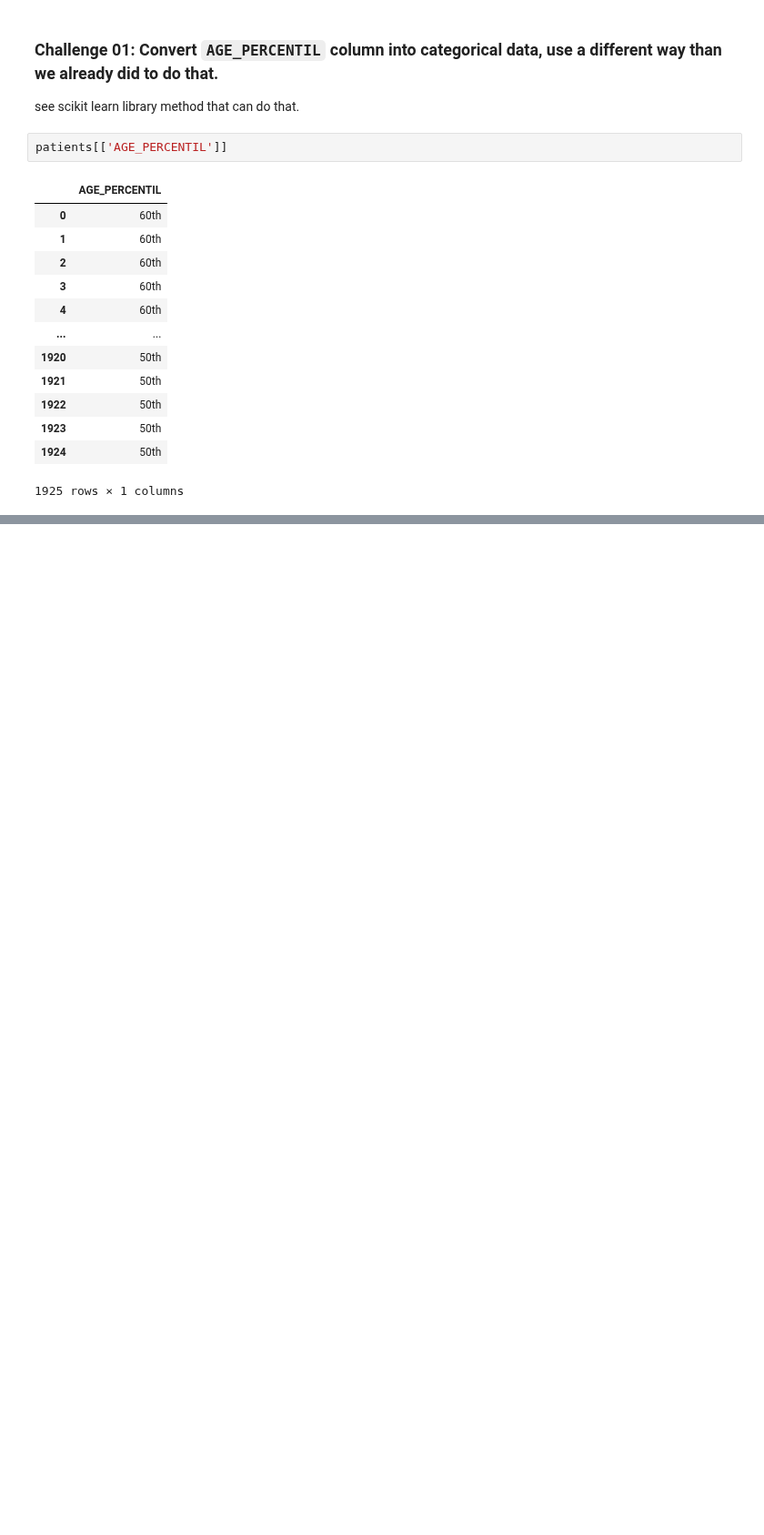
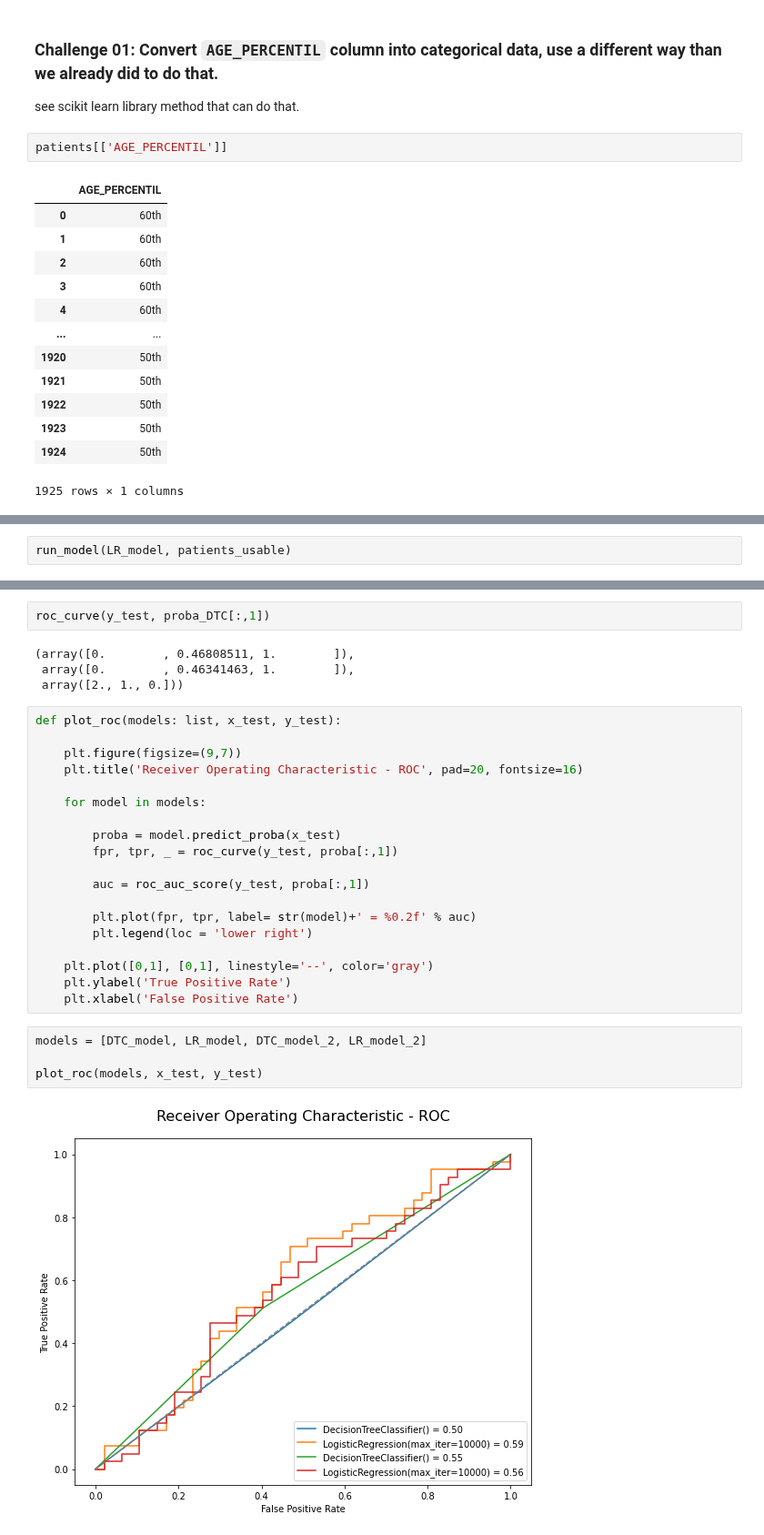
Before and after one commit to gabrielatrindade/alura-bootcamp, a Jupyter notebook: module6/lessons/kaggle_sirio_libanes_2.ipynb, the cells around one changed output, grey strips where cells are left out. Shown at 91% size. Drawn from its saved outputs; the diff is of its cells as text; blank space fills up the shorter version.

```diff
--- a/module6/lessons/kaggle_sirio_libanes_2.ipynb
+++ b/module6/lessons/kaggle_sirio_libanes_2.ipynb
@@ -264,0 +597,2 @@ array([5., 8., 0., 3., 6., 1., 4., 7., 2., 9.])
+# %%
+run_model(LR_model, patients_usable)
@@ -264,0 +636,31 @@ array([5., 8., 0., 3., 6., 1., 4., 7., 2., 9.])
+# %%
+roc_curve(y_test, proba_DTC[:,1])
+# %% [output]
+(array([0.        , 0.46808511, 1.        ]),
+ array([0.        , 0.46341463, 1.        ]),
+ array([2., 1., 0.]))
+# %%
+def plot_roc(models: list, x_test, y_test):
+
+    plt.figure(figsize=(9,7))
+    plt.title('Receiver Operating Characteristic - ROC', pad=20, fontsize=16)
+
+    for model in models:
+
+        proba = model.predict_proba(x_test)
+        fpr, tpr, _ = roc_curve(y_test, proba[:,1])
+
+        auc = roc_auc_score(y_test, proba[:,1])
+
+        plt.plot(fpr, tpr, label= str(model)+' = %0.2f' % auc)
+        plt.legend(loc = 'lower right')
+
+    plt.plot([0,1], [0,1], linestyle='--', color='gray')
+    plt.ylabel('True Positive Rate')
+    plt.xlabel('False Positive Rate')
+# %%
+models = [DTC_model, LR_model, DTC_model_2, LR_model_2]
+
+plot_roc(models, x_test, y_test)
+# %% [output]
+[figure, added]
```
Also changed, not shown: parts of 55 cells of this notebook.
